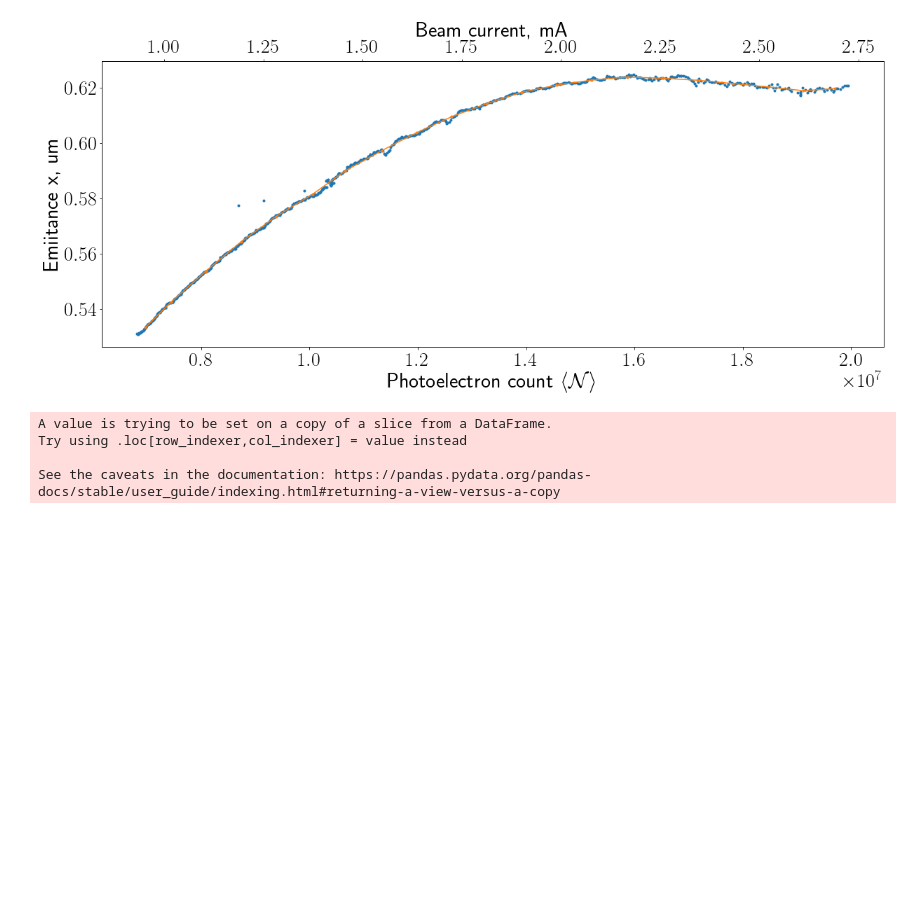
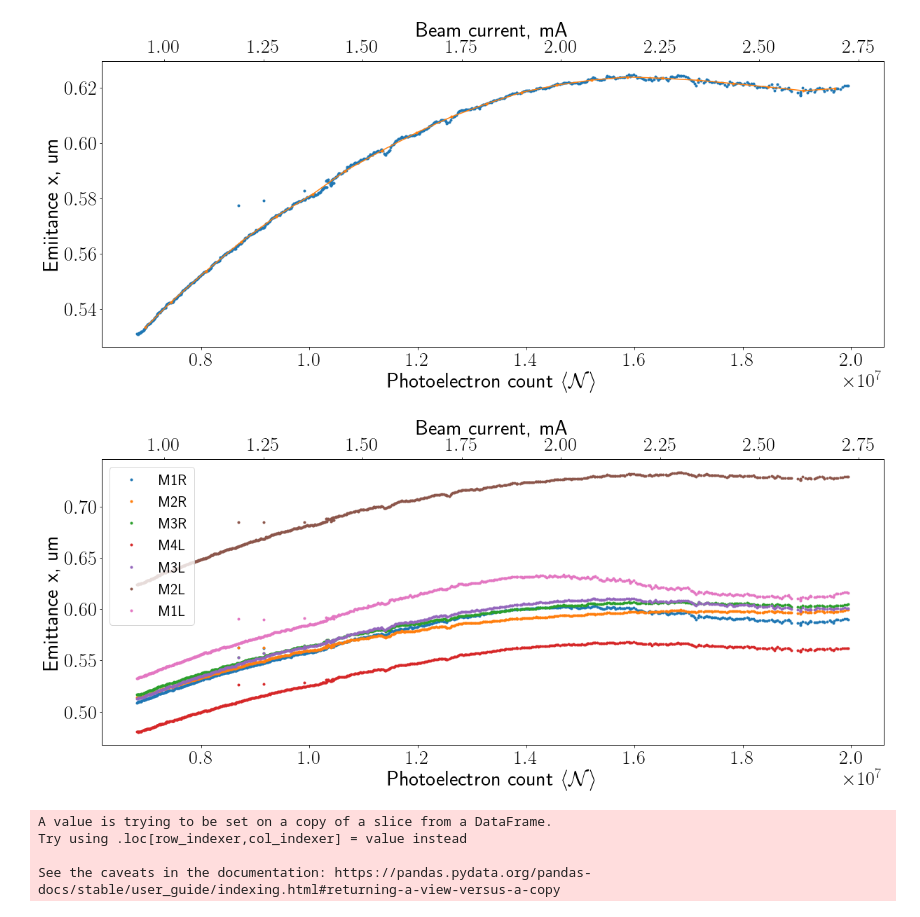
Before and after one commit to IharLobach/fur, a Jupyter notebook: shifts/shift_03_16_2020/flat/FLAT_precalculate_beam_params_vs_current.ipynb, the cells around one changed output. Cells and saved outputs as stored; diff of their text form; code cells hidden in the pictures; blank space fills up the shorter version.

Commit message:
ex ey for all cameras

```diff
--- a/shifts/shift_03_16_2020/flat/FLAT_precalculate_beam_params_vs_current.ipynb
+++ b/shifts/shift_03_16_2020/flat/FLAT_precalculate_beam_params_vs_current.ipynb
@@ -27,6 +27,9 @@ results_dir = shift.get_results_dir()
 from config import get_from_config, save_to_config
 from wiggler_radiation.number_of_coherent_modes.coherent_modes import get_M_interpolator_at_fixed_energy
 import lattice.lattice as lattice
+lattice_file = shift.get_6dsim_dir()\
+                    .fi("IOTA_1NL_100MeV_v8.6.1.4.6ds_data.txt")
+lattice_df = lattice.read_lattice_file(lattice_file)
 # %%
 res_df_FLAT = get_fluctuations_df_with_acnet_data(
     shift,
@@ -202,6 +205,20 @@ plt.show()
 first_injection = acnet_df_FLAT_with_bunch_sizes_in_time_intervals[
     acnet_df_FLAT_with_bunch_sizes_in_time_intervals.index<time_intervals[0][1]]
 df = first_injection
+# %%
+def get_ex_ey_vals(row):
+    cameras_df = lattice.get_cameras_df(
+                            lattice_df,
+                            row[lattice.acnet_devices_X].values,
+                            row[lattice.acnet_devices_Y].values)
+    es = lattice.get_e_um_X_dict(cameras_df, row["dp/p"])
+    eys = lattice.get_e_um_Y_dict(cameras_df)
+    es.update(eys)
+    return es
+# %%
+ex_ey_by_camera_df = first_injection.apply(
+        get_ex_ey_vals, axis=1, result_type='expand')
+first_injection = pd.concat([first_injection, ex_ey_by_camera_df], axis=1)
 # %%
 df = first_injection
 fig, ax = plt.subplots()
@@ -360,6 +377,25 @@ Try using .loc[row_indexer,col_indexer] = value instead
 
 See the caveats in the documentation: https://pandas.pydata.org/pandas-docs/stable/user_guide/indexing.html#returning-a-view-versus-a-copy
 [figure]
+# %%
+from matplotlib import rc
+rc("text", usetex=True)
+df = first_injection
+plt.rcParams.update({'font.size': 28,'legend.fontsize':22})
+i_to_photoel = cur_to_sum_channel*sum_channel_to_photoelectrons
+fig, ax = plt.subplots()
+photoel = i_to_photoel*(-df['N:IWCMI_recalibrated_to_IWCMI_absolute'])
+for cam in lattice.active_cameras:
+    ax.plot(photoel, df['e_um_X_'+cam],'.', label=cam)
+ax.set_xlabel(r"Photoelectron count $\langle\mathcal{N}\rangle$")
+ax.set_ylabel("Emittance x, um")
+ax.legend()
+ax1 = ax.twiny()
+ax1.set_xlabel(r"Beam current, mA")
+ax1.set_xlim(*[i/i_to_photoel for i in ax.get_xlim()])
+plt.show()
+# %% [output]
+[figure, added]
 # %%
 from matplotlib import rc
 rc("text", usetex=True)
```
Also changed, not shown: parts of 1 cell of this notebook, 4 other files.
